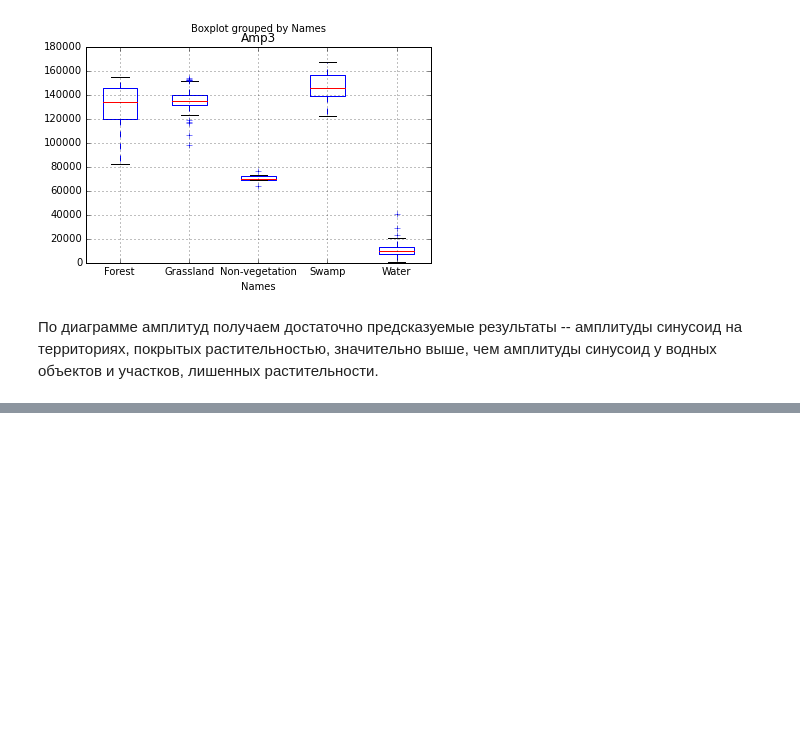
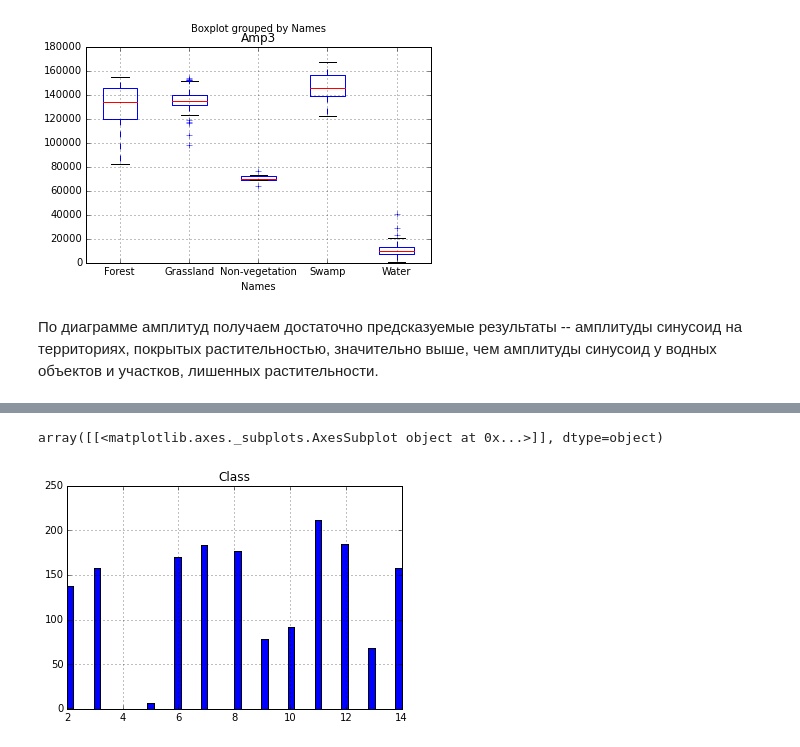
Before and after one commit to KolesovDmitry/remote_sensing, a Jupyter notebook: FFT_NDVI_Segmentation_GRASS.ipynb, the cells around one changed output, grey strips where cells are left out. Cells and saved outputs as stored; diff of their text form; code cells hidden in the pictures; blank space fills up the shorter version.

```diff
--- a/FFT_NDVI_Segmentation_GRASS.ipynb
+++ b/FFT_NDVI_Segmentation_GRASS.ipynb
@@ -552,0 +558,36 @@ plt.show()
+# %%
+labels = {1: 'Glaciers',
+          2: 'Blue water',
+          3: 'Black water',
+          4: 'Sands',
+          5: 'Build',
+          6: 'Grass',
+          7: 'Oligotr.',
+          8: 'Mesotr.',
+          9: 'Eutrofnye',
+          10: 'Hardwood',
+          11: 'Mixed f.',
+          12: 'Con.(not wh-moss)',
+          13: 'Wh-moss Conifer',
+          14: 'Burned',
+          15: 'Mount.tundra',
+          16: 'Pl.tundra',
+          17: 'Arable land'}
+
+train2 = grass.garray.array()
+train2.read('train2')
+cats = pd.Series([labels[cat] for cat in train2[rows1, cols1]], dtype="category")
+df2 = pd.DataFrame({'Class': train2[rows1, cols1],
+                       'Names': cats,
+                       'Const': coefs1[rows1, cols1, 1].real,
+                       'Sin3.imag': coefs1[rows1, cols1, 0].imag,
+                       'Sin3.real': coefs1[rows1, cols1, 0].real,
+                       'Sin9.imag': coefs1[rows1, cols1, 2].imag,
+                       'Sin9.real': coefs1[rows1, cols1, 2].real,
+                       'Sin6.imag': coefs1[rows1, cols1, 3].imag,
+                       'Sin6.real': coefs1[rows1, cols1, 3].real,
+                       })
+df2['Amp3'] = sqrt(df2['Sin3.imag']**2 + df2['Sin3.real']**2)
+df2['Amp9'] = sqrt(df2['Sin9.imag']**2 + df2['Sin9.real']**2)
+df2['Amp6'] = sqrt(df2['Sin6.imag']**2 + df2['Sin6.real']**2)
+df2.head()
@@ -552,0 +601,5 @@ plt.show()
+# %%
+df2.hist(column='Class', bins=50)
+# %% [output]
+array([[<matplotlib.axes._subplots.AxesSubplot object at 0x...>]], dtype=object)
+[figure, added]
```
Also changed, not shown: parts of 15 cells of this notebook.
